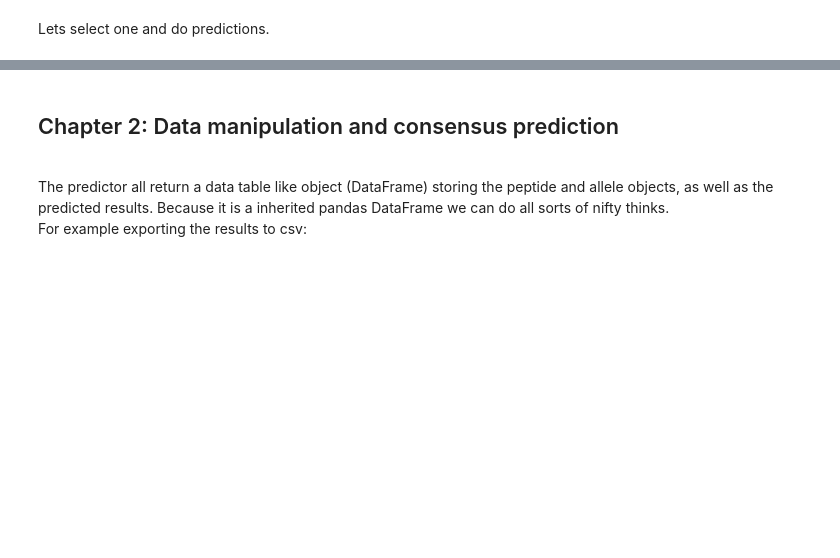
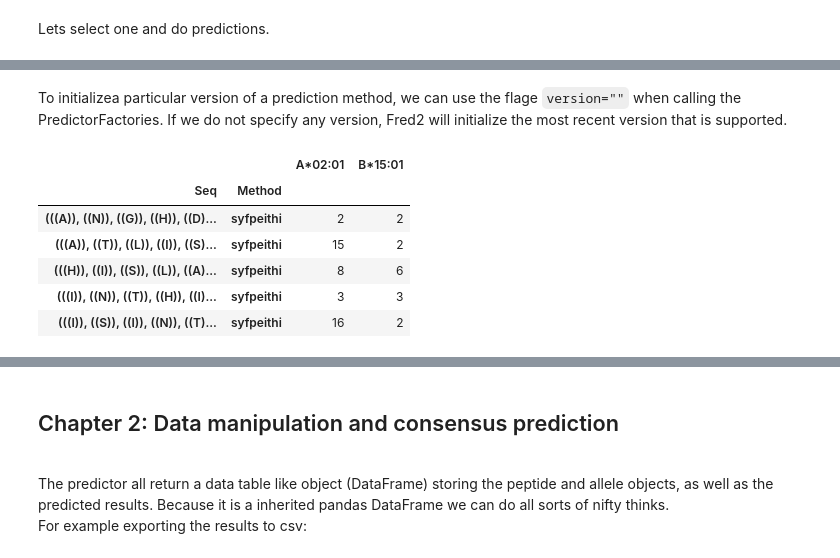
Before and after one commit to FRED-2/Fred2, a Jupyter notebook: Fred2/tutorials/EpitopePrediction.ipynb, the cells around one changed output, grey strips where cells are left out. Drawn from its saved outputs; the diff is of its cells as text; code cells hidden in the pictures; blank space fills up the shorter version.

```diff
--- a/Fred2/tutorials/EpitopePrediction.ipynb
+++ b/Fred2/tutorials/EpitopePrediction.ipynb
@@ -108,0 +98,14 @@ results
+# %% [markdown]
+To initializea particular version of a prediction method, we can use the flage `version=""` when calling the PredictorFactories. If we do not specify any version, Fred2 will initialize the most recent version that is supported.
+# %%
+predictor = EpitopePredictorFactory("Syfpeithi", version="1.0")
+results = predictor.predict(peptides2, alleles=alleles)
+results.head()
+# %% [output]
+|  |  | A*02:01 | B*15:01 |
+| Seq | Method |  |  |
+| (((A)), ((N)), ((G)), ((H)), ((D)... | syfpeithi | 2 | 2 |
+| (((A)), ((T)), ((L)), ((I)), ((S)... | syfpeithi | 15 | 2 |
+| (((H)), ((I)), ((S)), ((L)), ((A)... | syfpeithi | 8 | 6 |
+| (((I)), ((N)), ((T)), ((H)), ((I)... | syfpeithi | 3 | 3 |
+| (((I)), ((S)), ((I)), ((N)), ((T)... | syfpeithi | 16 | 2 |
```
Also changed, not shown: parts of 10 cells of this notebook, 1 other file.
